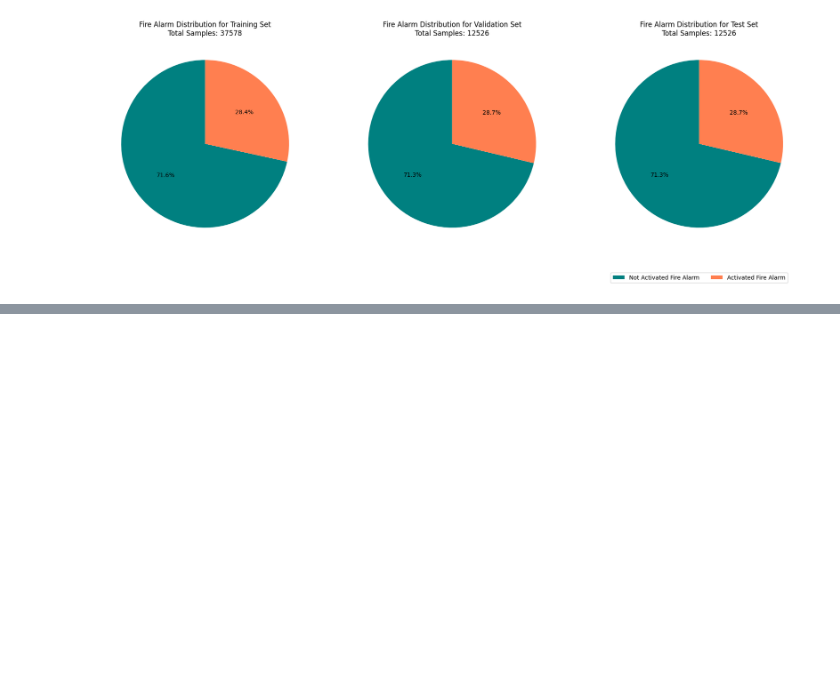
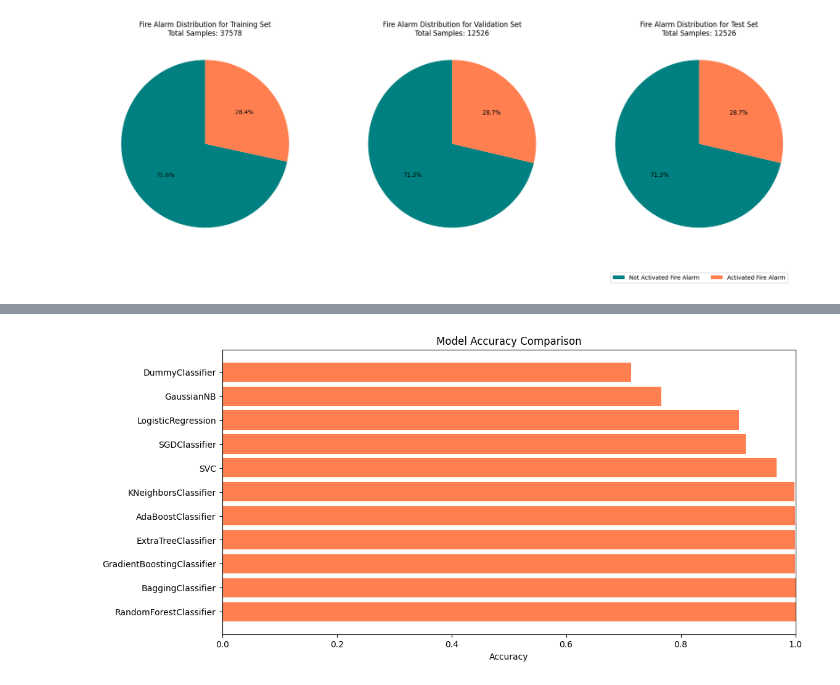
Before and after one commit to bernagit/machine_learning, a Jupyter notebook: main.ipynb, the cells around one changed output, grey strips where cells are left out. Drawn from its saved outputs; the diff is of its cells as text; code cells hidden in the pictures; blank space fills up the shorter version.

Commit message:
add models

```diff
--- a/main.ipynb
+++ b/main.ipynb
@@ -367,6 +373,14 @@ y_data = dataset["Fire Alarm"]
 
 x_train_val, x_test, y_train_val, y_test = train_test_split(x_data, y_data, test_size=test_ratio, random_state=random_seed)
 x_train, x_val, y_train, y_val = train_test_split(x_train_val, y_train_val, test_size=validation_ratio/(train_ratio+validation_ratio), random_state=random_seed)
+
+# apply a standard scaler to the data
+from sklearn.preprocessing import StandardScaler
+
+scaler = StandardScaler()
+x_train = scaler.fit_transform(x_train)
+x_val = scaler.transform(x_val)
+x_test = scaler.transform(x_test)
 # %%
 fig, axs = plt.subplots(1, 3, figsize=(18, 6))
 
@@ -390,0 +421,21 @@ plt.show()
+# %%
+models = [KNeighborsClassifier(),SGDClassifier(),LogisticRegression(),RandomForestClassifier(),GradientBoostingClassifier(),
+         AdaBoostClassifier(),BaggingClassifier(),SVC(),GaussianNB(),DummyClassifier(),ExtraTreeClassifier()]
+# %%
+names = []
+scores = []
+times = []
+
+for model in models:
+    names.append(type(model).__name__)
+    start = time.time()
+    model.fit(x_train, y_train)
+    prediction = model.predict(x_val)
+    end = time.time()
+    accuracy = sk.metrics.accuracy_score(y_val, prediction)
+    scores.append(accuracy)
+    times.append(end - start)
+
+results = pd.DataFrame({"Model": names, "Accuracy": scores, "Time": times})
+results.sort_values("Accuracy", ascending=False, inplace=True)
+results
@@ -390,0 +455,9 @@ plt.show()
+# %%
+fig = plt.figure(figsize=(12, 6))
+plt.barh(results["Model"], results["Accuracy"], color="coral")
+plt.xlabel("Accuracy")
+plt.title("Model Accuracy Comparison")
+plt.xlim(0, 1)
+plt.show()
+# %% [output]
+[figure, added]
```
Also changed, not shown: parts of 12 cells of this notebook.
